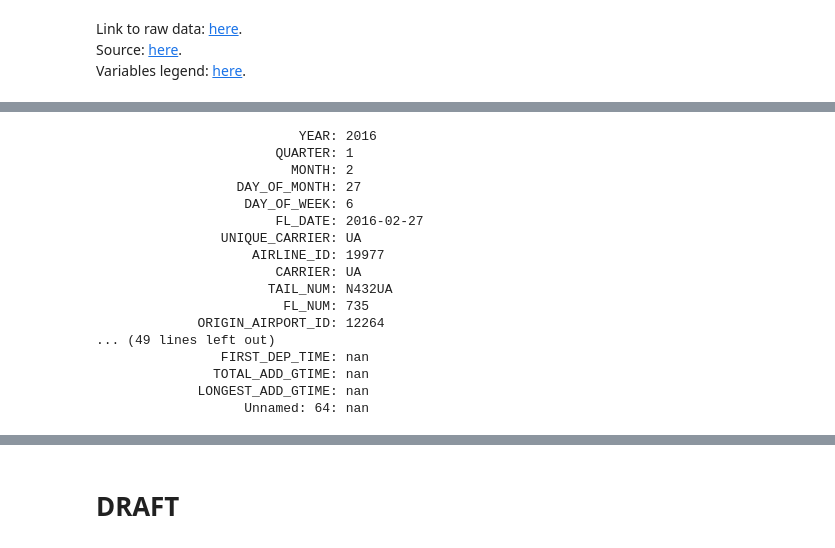
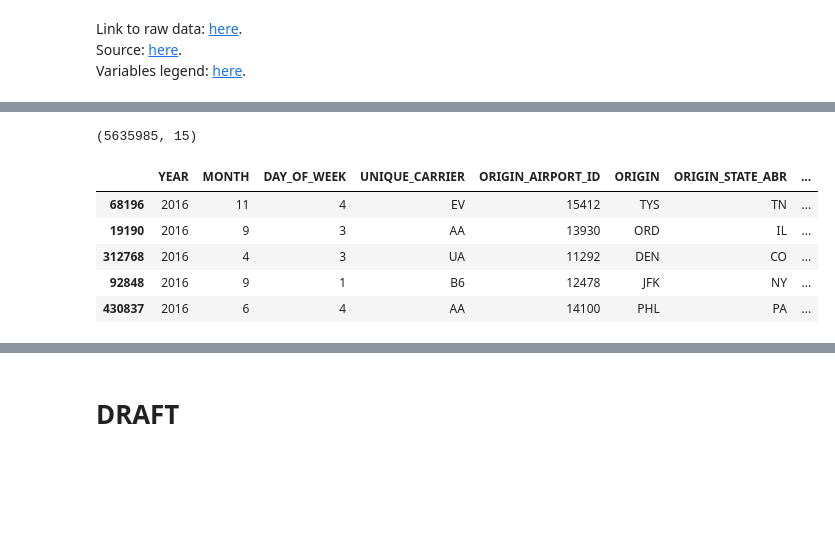
Before and after one commit to 0-tree/OCDataSciencePath, a Jupyter notebook: Project4/dev_dataCleaning.ipynb, the cells around one changed output, grey strips where cells are left out. Drawn from its saved outputs; the diff is of its cells as text; code cells hidden in the pictures; blank space fills up the shorter version.

Commit message:
notebook: early variable dropping

```diff
--- a/Project4/dev_dataCleaning.ipynb
+++ b/Project4/dev_dataCleaning.ipynb
@@ -28 +33,24 @@ else:
+# %%
+# variables to keep (based on columns legend and exemples of values)
+
+keepVar = (
+    # time period
+    'YEAR', 'MONTH', 'DAY_OF_WEEK',
+    # airline
+    'UNIQUE_CARRIER',
+    # origine
+    'ORIGIN_AIRPORT_ID', 'ORIGIN', 'ORIGIN_STATE_ABR', 'ORIGIN_WAC',
+    # destination
+    'DEST_AIRPORT_ID', 'DEST', 'DEST_STATE_ABR', 'DEST_WAC',
+    # deprature performance
+    'CRS_DEP_TIME', # local time: hhmm
+    'DEP_DELAY',    # in minutes -> target variable
+#    'DEP_TIME_BLK', # departure Delay intervals, every (15 minutes from <-15 to >180)
+    # flight summaries
+    'DISTANCE',       # miles
+#    'DISTANCE_GROUP', # distance Intervals, every 250 Miles, for Flight Segment
+    # cause of delay (may be useless)
+#    'CARRIER_DELAY', 'WEATHER_DELAY', 'NAS_DELAY',
+#    'SECURITY_DELAY', 'LATE_AIRCRAFT_DELAY'
+)
 # %%
@@ -57,25 +66,11 @@ Index(['YEAR', 'QUARTER', 'MONTH', 'DAY_OF_MONTH', 'DAY_OF_WEEK', 'FL_DATE',
-# %%
-# example of row
-np.random.seed(8)
-
-i = np.random.choice(df.shape[0],1)[0]
-for i,r in df.iloc[i,:].iteritems():
-    print('{:>30}: {}'.format(i,r))
-# %% [output]
-                          YEAR: 2016
-                       QUARTER: 1
-                         MONTH: 2
-                  DAY_OF_MONTH: 27
-                   DAY_OF_WEEK: 6
-                       FL_DATE: 2016-02-27
-                UNIQUE_CARRIER: UA
-                    AIRLINE_ID: 19977
-                       CARRIER: UA
-                      TAIL_NUM: N432UA
-                        FL_NUM: 735
-             ORIGIN_AIRPORT_ID: 12264
-... (49 lines left out)
-                FIRST_DEP_TIME: nan
-               TOTAL_ADD_GTIME: nan
-             LONGEST_ADD_GTIME: nan
-                   Unnamed: 64: nan
+# %%
+print(df.shape)
+df.sample(5)
+# %% [output]
+(5635985, 15)
+|  | YEAR | MONTH | DAY_OF_WEEK | UNIQUE_CARRIER | ORIGIN_AIRPORT_ID | ORIGIN | ORIGIN_STATE_ABR | ... |
+| 68196 | 2016 | 11 | 4 | EV | 15412 | TYS | TN | ... |
+| 19190 | 2016 | 9 | 3 | AA | 13930 | ORD | IL | ... |
+| 312768 | 2016 | 4 | 3 | UA | 11292 | DEN | CO | ... |
+| 92848 | 2016 | 9 | 1 | B6 | 12478 | JFK | NY | ... |
+| 430837 | 2016 | 6 | 4 | AA | 14100 | PHL | PA | ... |
```
Also changed, not shown: parts of 9 cells of this notebook.
